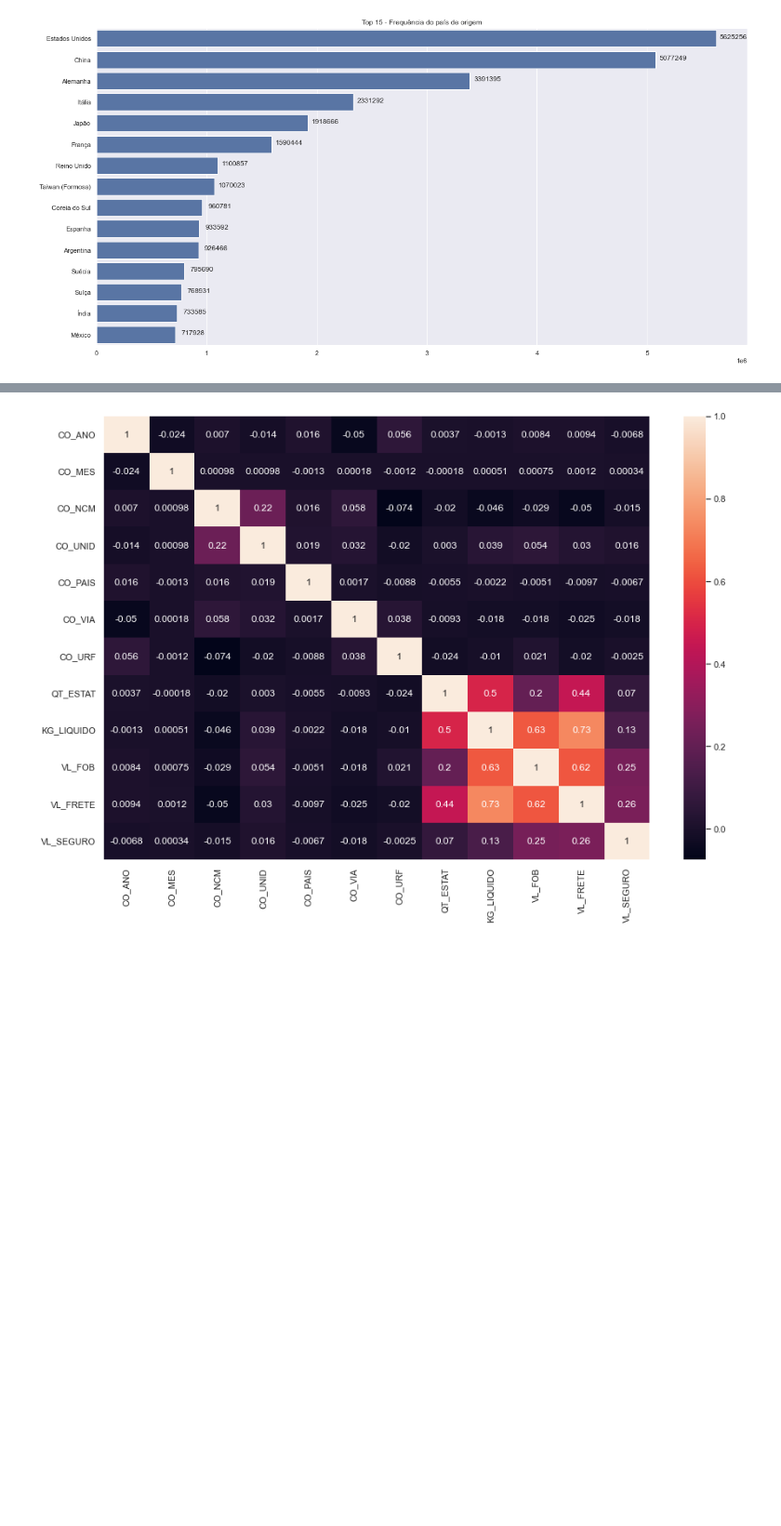
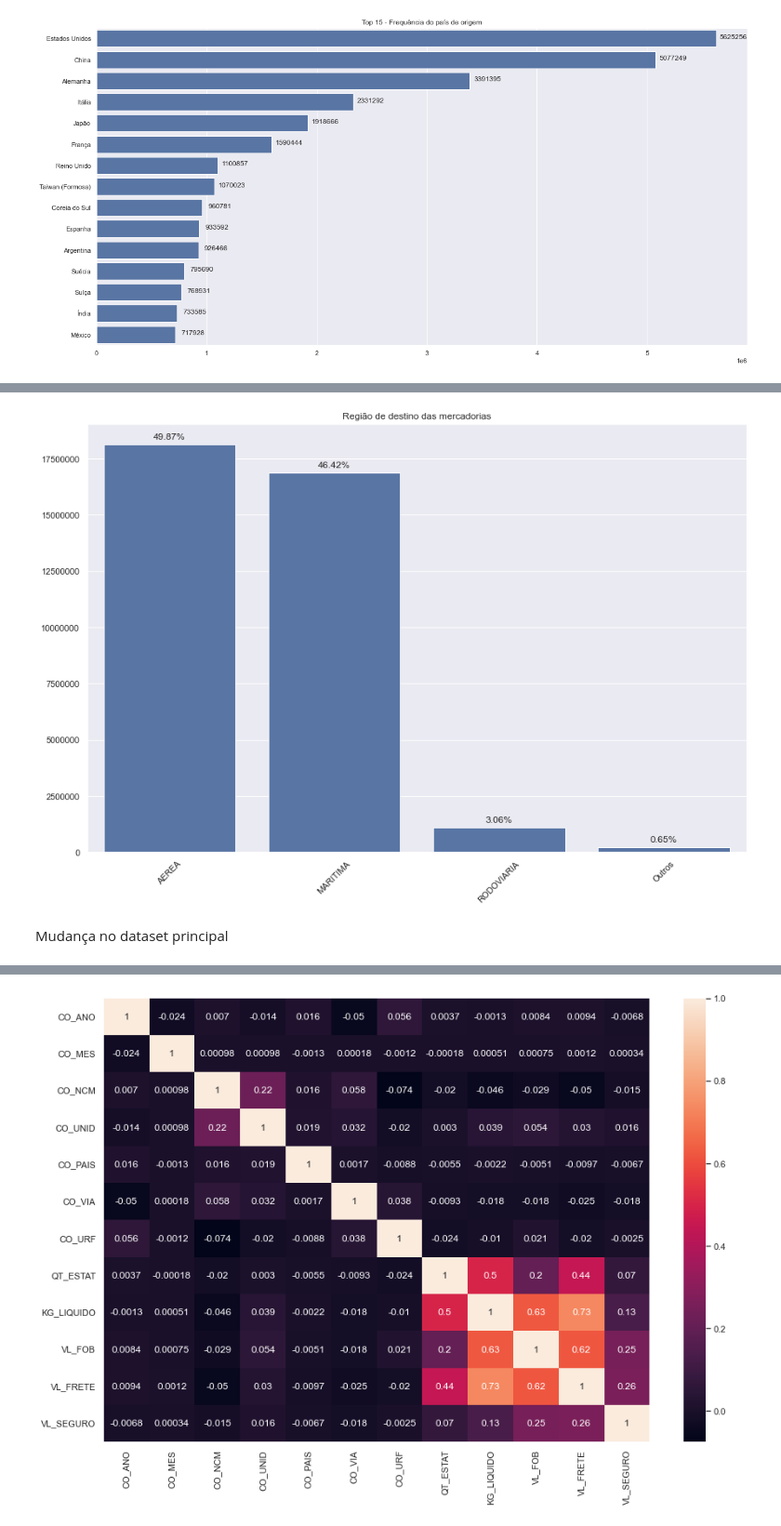
Before and after one commit to Migliorin/Comex-Data-Analysis, a Jupyter notebook: notebooks/analise_dados.ipynb, the cells around one changed output, grey strips where cells are left out. Shown: that part at 93% size. Drawn from its saved outputs; the diff is of its cells as text; code cells hidden in the pictures; blank space fills up the shorter version.

Commit message:
Correcao quantidade prod e novo vias transporte

```diff
--- a/notebooks/analise_dados.ipynb
+++ b/notebooks/analise_dados.ipynb
@@ -185,0 +282,5 @@ plt.show()
+# %%
+# Contagem dos valores
+count = df.NO_VIA.value_counts()
+
+total = count.sum()
@@ -185,0 +289,9 @@ plt.show()
+# %%
+# Ajustes do dataframe
+
+vias = pd.DataFrame(count)
+vias.rename({'NO_VIA':'quantidade'},axis=1,inplace=True)
+
+vias['porcentagem'] = vias.quantidade.apply(lambda x: x/total)
+
+vias
@@ -185,0 +306,9 @@ plt.show()
+# %%
+# Mudanca dos nomes
+
+outros_qtd = vias.iloc[3:,:].quantidade.sum()
+vias = vias.iloc[:3]
+df_outros = pd.DataFrame({'quantidade' : outros_qtd,'porcentagem':outros_qtd/total},index=['Outros'])
+vias = pd.concat([vias,df_outros])
+
+vias
@@ -185,0 +321,26 @@ plt.show()
+# %%
+# Escolhendo o tema
+sns.set_theme(style="darkgrid")
+
+
+# Inicializacao figura matplotlib
+f, ax = plt.subplots(figsize=(15, 10))
+bar = sns.barplot(y=list(vias.quantidade), x=list(vias.index),
+            label="Total", color="b")
+
+for i,p in enumerate(bar.patches):
+    bar.annotate('{:.2f}%'.format((vias.porcentagem[i])*100),
+                   (p.get_x() + p.get_width() / 2., p.get_height()),
+                   ha = 'center', va = 'center',
+                   xytext = (0, 9),
+                   textcoords = 'offset points')
+
+
+ax.set_title("Região de destino das mercadorias")
+ax.yaxis.set_major_formatter(ticker.FuncFormatter(lambda y, _: int(y)))
+plt.xticks(rotation=45)
+plt.show()
+# %% [output]
+[figure, added]
+# %% [markdown]
+Mudança no dataset principal
```
Also changed, not shown: parts of 27 cells of this notebook.
